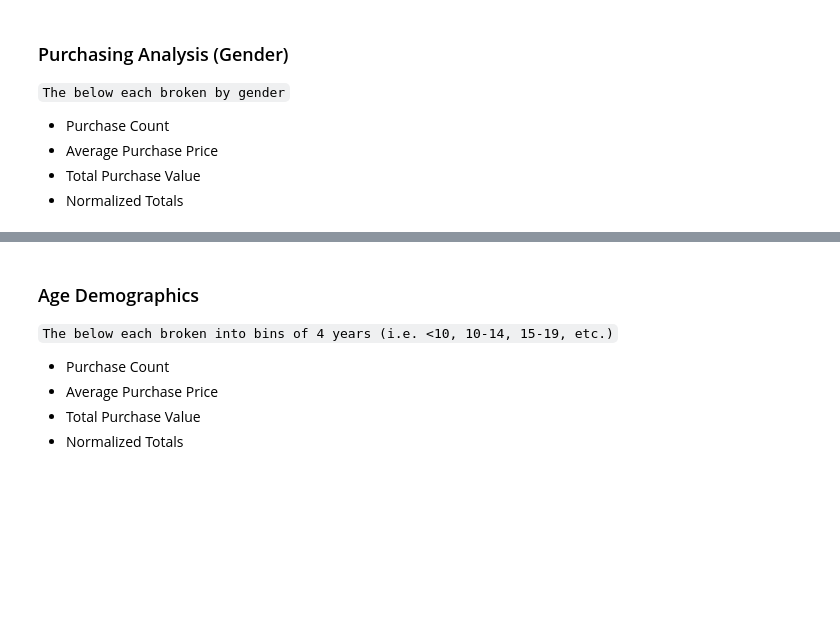
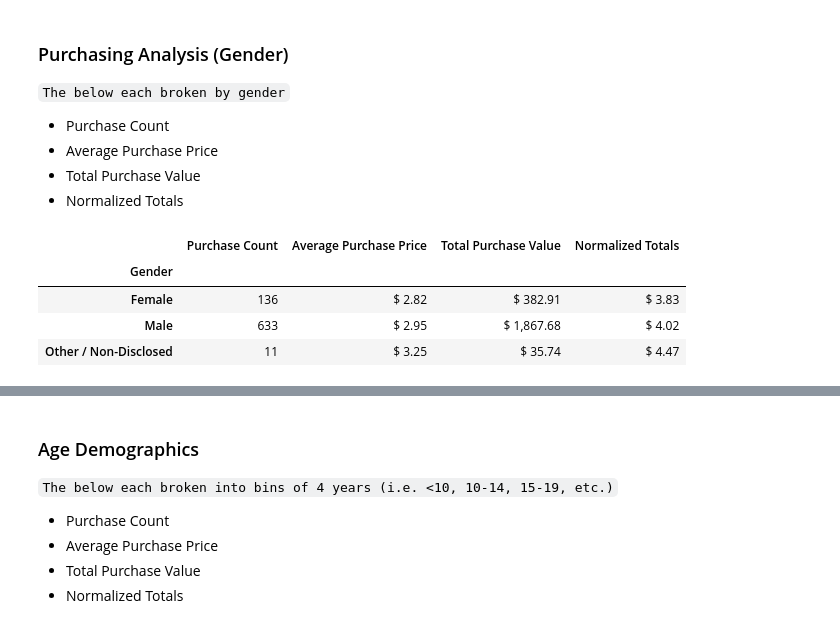
Before and after one commit to Prathamdoshi/Heroes-of-Pymoli-Game-Report, a Jupyter notebook: Heroes of Pymoli Analysis .ipynb, the cells around one changed output, grey strips where cells are left out. Cells and saved outputs as stored; diff of their text form; code cells hidden in the pictures; blank space fills up the shorter version.

```diff
--- a/Heroes of Pymoli Analysis .ipynb
+++ b/Heroes of Pymoli Analysis .ipynb
@@ -122,4 +120,12 @@ purchasing_analysis_df
 # %%
 player_demographics = user_data_df[['Gender','Age','Username']]
 player_demographics = player_demographics.drop_duplicates()
+
+total_count = player_demographics['Gender'].value_counts()
+
+gender_demographics_df = pd.DataFrame({
+    "Total Count": total_count
+})
+
+gender_demographics_df
 # %% [output]
@@ -135,3 +141,27 @@ Name: Gender, dtype: int64
 * Average Purchase Price
 * Total Purchase Value
 * Normalized Totals
+# %%
+purchase_count = user_data_df.groupby('Gender').count()['Price']
+avg_purchase_price = user_data_df.groupby('Gender').mean()['Price']
+total_purchase_value = user_data_df.groupby('Gender').sum()['Price']
+normalized_total = user_data_df.groupby('Gender').sum()['Price'] / gender_demographics_df['Total Count']
+
+pa = pd.DataFrame({
+    "Purchase Count": purchase_count,
+    "Average Purchase Price": avg_purchase_price,
+    "Total Purchase Value": total_purchase_value,
+    "Normalized Totals": normalized_total
+})
+
+pa['Average Purchase Price'] = pa['Average Purchase Price'].map("$ {:,.2f}".format)
+pa["Total Purchase Value"] = pa["Total Purchase Value"].map("$ {:,.2f}".format)
+pa["Normalized Totals"] = pa["Normalized Totals"].map("$ {:,.2f}".format)
+
+pa
+# %% [output]
+|  | Purchase Count | Average Purchase Price | Total Purchase Value | Normalized Totals |
+| Gender |  |  |  |  |
+| Female | 136 | $ 2.82 | $ 382.91 | $ 3.83 |
+| Male | 633 | $ 2.95 | $ 1,867.68 | $ 4.02 |
+| Other / Non-Disclosed | 11 | $ 3.25 | $ 35.74 | $ 4.47 |
```
Also changed, not shown: parts of 9 cells of this notebook.
